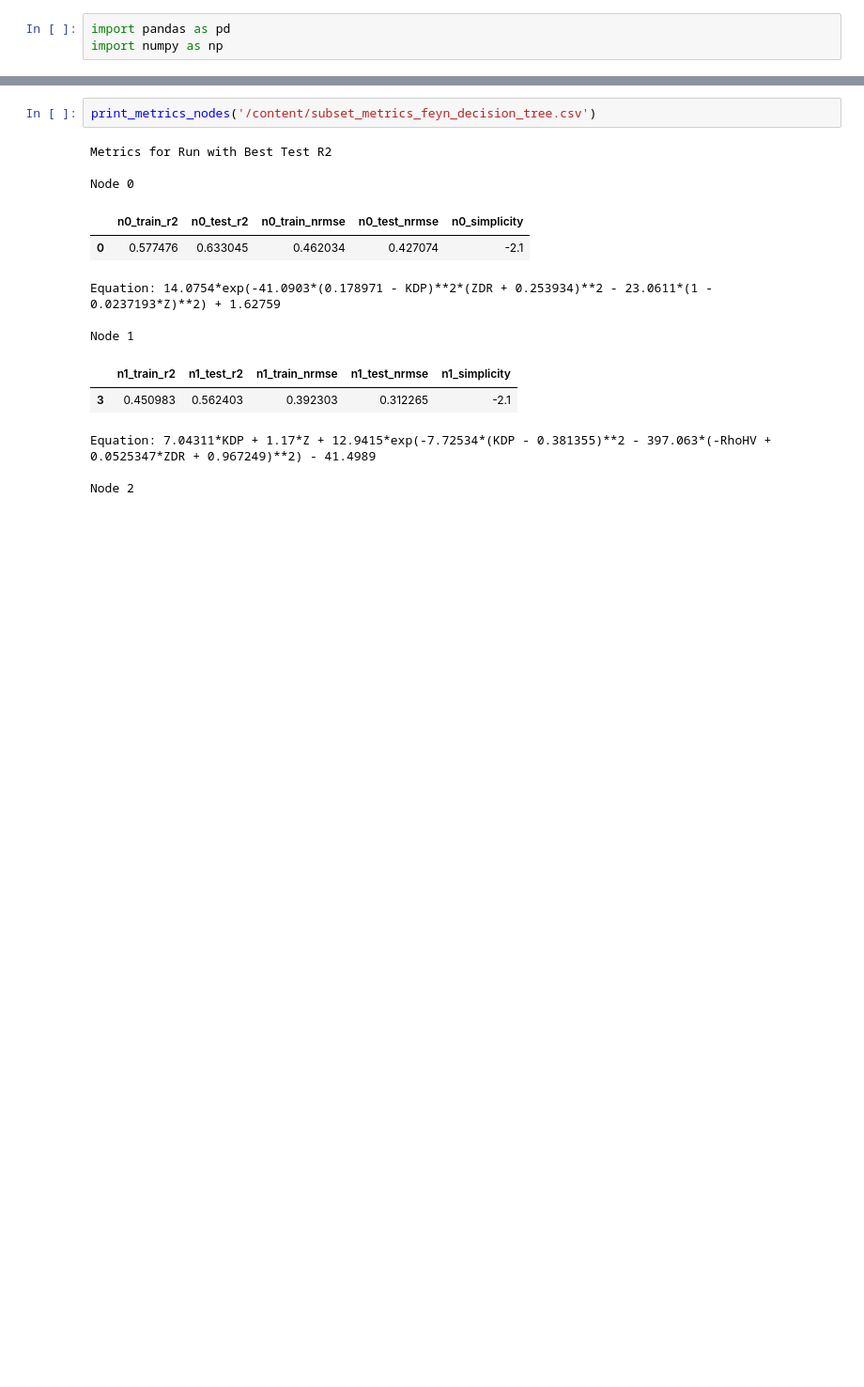
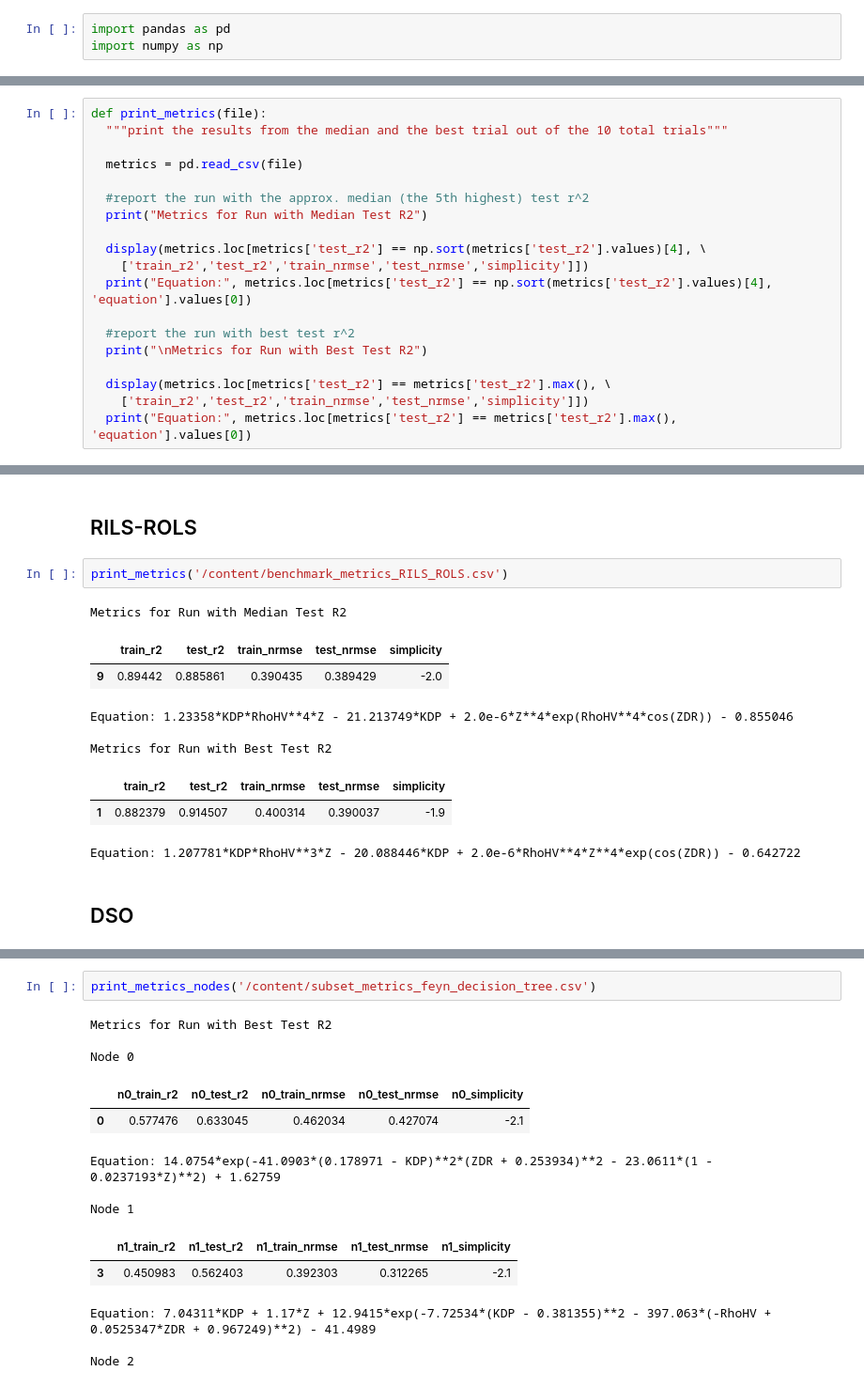
Before and after one commit to big-data-lab-umbc/big-data-reu, a Jupyter notebook: 2024-projects/team-1/Symbolic Regression Metric Results/symbolic_regression_metrics_results.ipynb, the cells around one changed output, grey strips where cells are left out. Shown at 94% size. Drawn from its saved outputs; the diff is of its cells as text; blank space fills up the shorter version.

```diff
--- a/2024-projects/team-1/Symbolic Regression Metric Results/symbolic_regression_metrics_results.ipynb
+++ b/2024-projects/team-1/Symbolic Regression Metric Results/symbolic_regression_metrics_results.ipynb
@@ -5,0 +12,19 @@ import numpy as np
+# %%
+def print_metrics(file):
+  """print the results from the median and the best trial out of the 10 total trials"""
+
+  metrics = pd.read_csv(file)
+
+  #report the run with the approx. median (the 5th highest) test r^2
+  print("Metrics for Run with Median Test R2")
+
+  display(metrics.loc[metrics['test_r2'] == np.sort(metrics['test_r2'].values)[4], \
+    ['train_r2','test_r2','train_nrmse','test_nrmse','simplicity']])
+  print("Equation:", metrics.loc[metrics['test_r2'] == np.sort(metrics['test_r2'].values)[4], 'equation'].values[0])
+
+  #report the run with best test r^2
+  print("\nMetrics for Run with Best Test R2")
+
+  display(metrics.loc[metrics['test_r2'] == metrics['test_r2'].max(), \
+    ['train_r2','test_r2','train_nrmse','test_nrmse','simplicity']])
+  print("Equation:", metrics.loc[metrics['test_r2'] == metrics['test_r2'].max(), 'equation'].values[0])
@@ -5,0 +118,16 @@ import numpy as np
+# %% [markdown]
+## RILS-ROLS
+# %%
+print_metrics('/content/benchmark_metrics_RILS_ROLS.csv')
+# %% [output]
+Metrics for Run with Median Test R2
+|  | train_r2 | test_r2 | train_nrmse | test_nrmse | simplicity |
+| 9 | 0.89442 | 0.885861 | 0.390435 | 0.389429 | -2.0 |
+Equation: 1.23358*KDP*RhoHV**4*Z - 21.213749*KDP + 2.0e-6*Z**4*exp(RhoHV**4*cos(ZDR)) - 0.855046
+
+Metrics for Run with Best Test R2
+|  | train_r2 | test_r2 | train_nrmse | test_nrmse | simplicity |
+| 1 | 0.882379 | 0.914507 | 0.400314 | 0.390037 | -1.9 |
+Equation: 1.207781*KDP*RhoHV**3*Z - 20.088446*KDP + 2.0e-6*RhoHV**4*Z**4*exp(cos(ZDR)) - 0.642722
+# %% [markdown]
+## DSO
```
Also changed, not shown: parts of 71 cells of this notebook, 3 other files.
